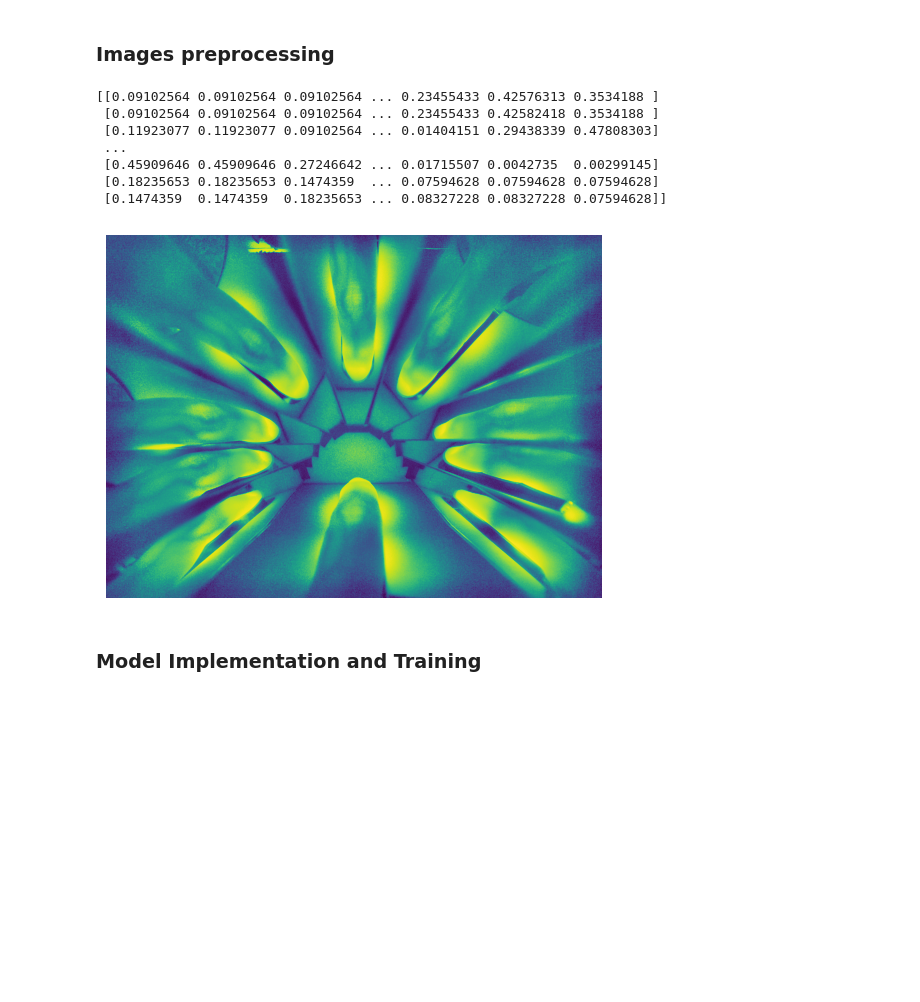
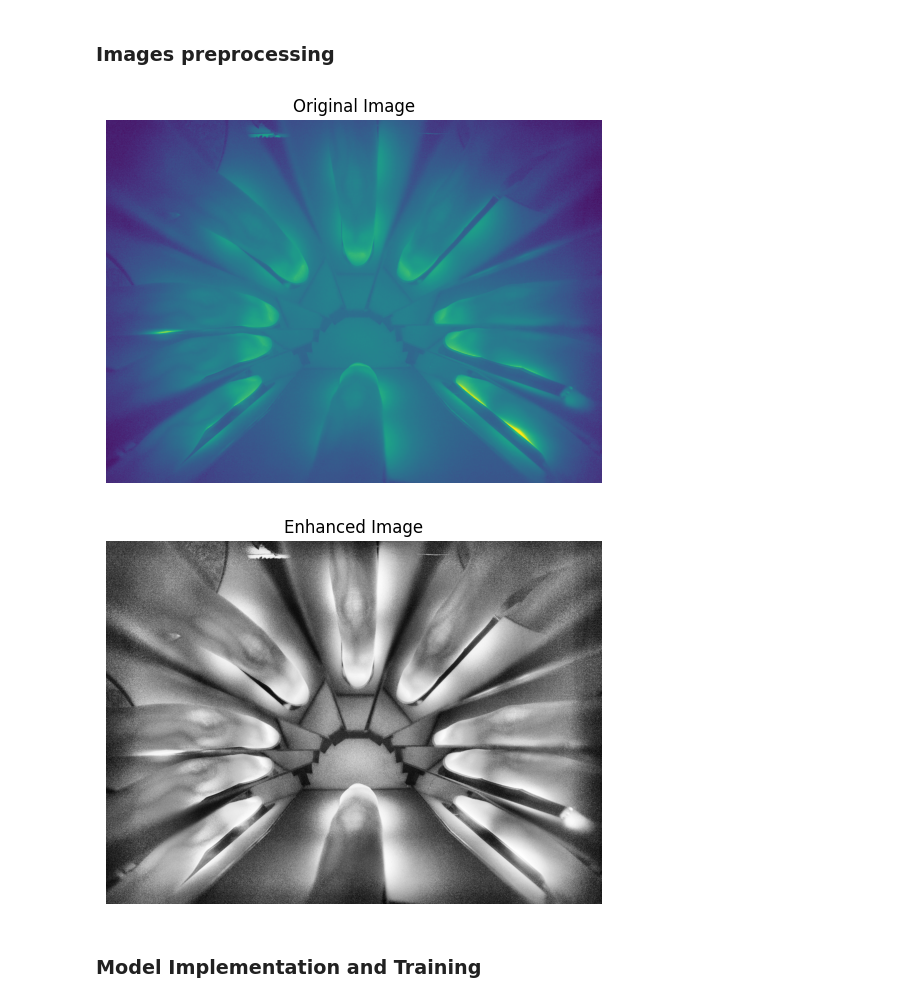
Before and after one commit to surViVeCZ/BIO, a Jupyter notebook: generator.ipynb, the cells around one changed output. Saved outputs shown, nothing was run; the diff lists cells and outputs as text; code cells hidden in the pictures; blank space fills up the shorter version.

Commit message:
resizement

```diff
--- a/generator.ipynb
+++ b/generator.ipynb
@@ -69,50 +69,52 @@ images, labels = load_data("data_description.xlsx", "dataset")
 # %%
 from skimage import exposure
 import numpy as np
 import matplotlib.pyplot as plt
-
+from skimage import morphology, filters, util
+from skimage.color import rgb2gray
+from skimage import io, color
+from PIL import Image
 
 # Function to preprocess a single image
-def preprocess_image(image):
-    # Convert PIL Image to numpy array
+def preprocess_image(image, target_size=(128, 128)):
+    # Convert image to numpy array if not already
     img_array = np.array(image)
 
     # Check if the image has an alpha channel (transparency)
-    # If it does, we need to remove it because the exposure.equalize_adapthist
-    # function expects an image with 1 (grayscale) or 3 (RGB) channels
     if img_array.shape[-1] == 4:
-        # Remove the alpha channel
-        img_array = img_array[..., :3]
-
-
+        # Convert to RGB first, then grayscale
+        grayscale_img = color.rgb2gray(img_array[..., :3])
+    elif img_array.shape[-1] == 3:
+        # Convert to grayscale
+        grayscale_img = color.rgb2gray(img_array)
+    else:
+        # Image is already grayscale
+        grayscale_img = img_array
 
     # Apply histogram equalization
-    # This function expects an image with intensities ranging [0, 1], so we normalize the image_array.
-    equalized_img_array = exposure.equalize_adapthist(img_array / np.max(img_array), clip_limit=0.03)
+    equalized_img = exposure.equalize_adapthist(grayscale_img, clip_limit=0.03)
+    print(equalized_img)
+    #print its size
+    print(equalized_img.shape)
+    # Convert the numpy array back to a PIL Image in grayscale mode
+    processed_image = Image.fromarray((equalized_img * 255).astype(np.uint8), mode='L')
 
-    # Convert the numpy array back to a PIL Image
-
-    print(equalized_img_array)
-
-    processed_image = Image.fromarray((equalized_img_array * 255).astype(np.uint8))
+    processed_image = processed_image.resize(target_size, Image.ANTIALIAS)
 
     return processed_image
 
-# Now preprocess and display the first image
+# Display the original image
+plt.imshow(images[0])
+plt.axis('off')
+plt.title('Original Image')
+plt.show()
+
 processed_image = preprocess_image(images[0])
-
-
-
 # Display the preprocessed first image
-plt.imshow(processed_image)
-plt.axis('off')  # Hide axis
+plt.imshow(processed_image, cmap='gray')
+plt.axis('off')
+plt.title('Enhanced Image')
 plt.show()
 # %% [output]
-[[0.09102564 0.09102564 0.09102564 ... 0.23455433 0.42576313 0.3534188 ]
- [0.09102564 0.09102564 0.09102564 ... 0.23455433 0.42582418 0.3534188 ]
- [0.11923077 0.11923077 0.09102564 ... 0.01404151 0.29438339 0.47808303]
- ...
- [0.45909646 0.45909646 0.27246642 ... 0.01715507 0.0042735  0.00299145]
- [0.18235653 0.18235653 0.1474359  ... 0.07594628 0.07594628 0.07594628]
- [0.1474359  0.1474359  0.18235653 ... 0.08327228 0.08327228 0.07594628]]
-[figure, old version]
+[figure, new version]
+[figure, added]
```
Also changed, not shown: parts of 2 cells of this notebook.
